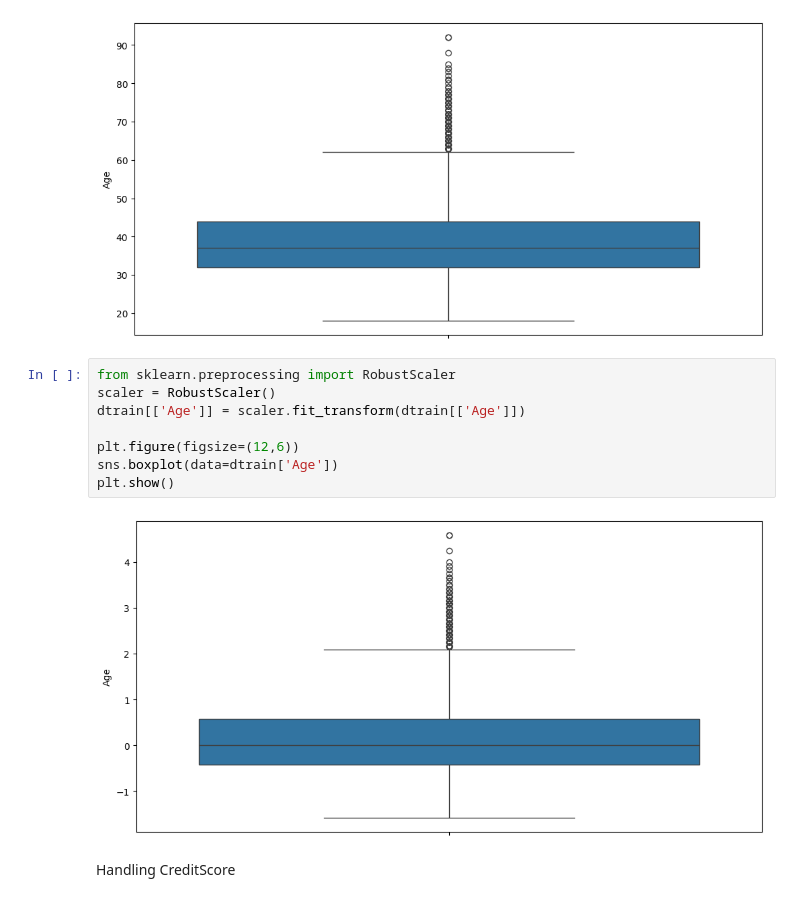
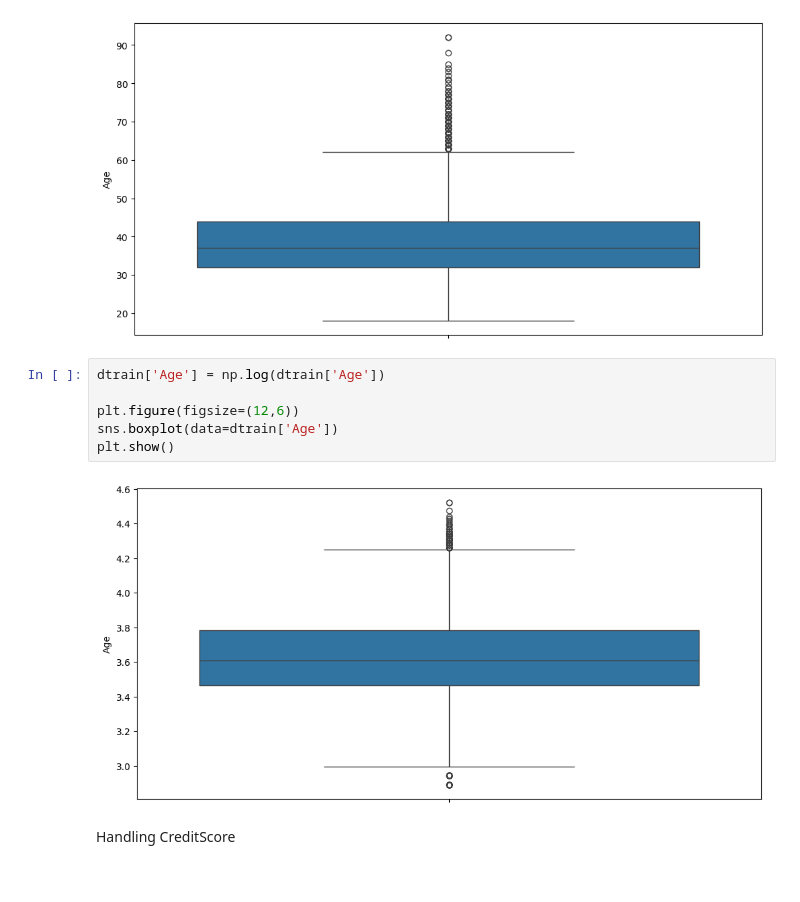
Before and after one commit to nyaw216/ExitedPredict, a Jupyter notebook: ItzHanif.ipynb, the cells around one changed output. Saved outputs shown, nothing was run; the diff lists cells and outputs as text.

```diff
--- a/ItzHanif.ipynb
+++ b/ItzHanif.ipynb
@@ -195,15 +195,13 @@ plt.show()
 # %% [output]
 [figure]
 # %%
-from sklearn.preprocessing import RobustScaler
-scaler = RobustScaler()
-dtrain[['Age']] = scaler.fit_transform(dtrain[['Age']])
+dtrain['Age'] = np.log(dtrain['Age'])
 
 plt.figure(figsize=(12,6))
 sns.boxplot(data=dtrain['Age'])
 plt.show()
 # %% [output]
-[figure, old version]
+[figure, new version]
 # %% [markdown]
 Handling CreditScore
 # %%
```
Also changed, not shown: parts of 3 cells of this notebook.
